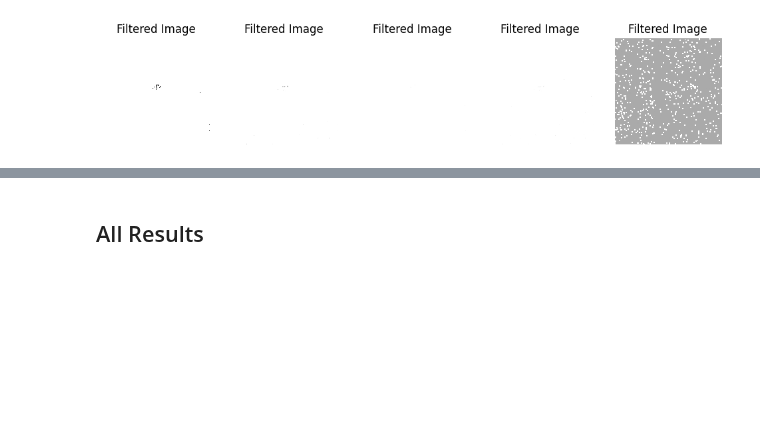
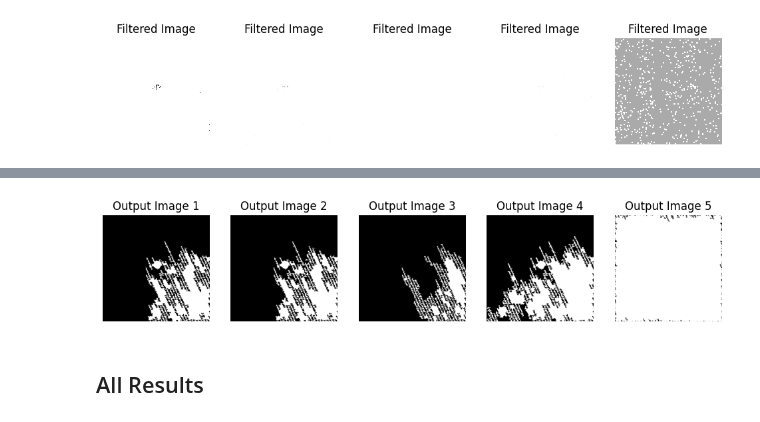
Before and after one commit to eylulranasarac/ie423-group, a Jupyter notebook: ProjectPart3/proposal.ipynb, the cells around one changed output, grey strips where cells are left out. Saved outputs shown, nothing was run; the diff lists cells and outputs as text; code cells hidden in the pictures; blank space fills up the shorter version.

```diff
--- a/ProjectPart3/proposal.ipynb
+++ b/ProjectPart3/proposal.ipynb
@@ -211,3 +151,96 @@ plt.show()
+# %%
+# Wiener filtresi uygulanmış görüntüyü kontrol et
+if np.isnan(filtered_image).any() or np.isinf(filtered_image).any():
+    # NaN veya inf değerleri sıfırla
+    filtered_image = np.nan_to_num(filtered_image)
+
+# Görüntü değer aralığını kontrol et ve 0-255 arasına sınırla
+filtered_image = np.clip(filtered_image, 0, 255)
+
+# Veri tipini uint8'e dönüştür
+filtered_image_uint8 = filtered_image.astype(np.uint8)
+
+
+if np.isnan(filtered_image2).any() or np.isinf(filtered_image2).any():
+    filtered_image2 = np.nan_to_num(filtered_image2)
+filtered_image2 = np.clip(filtered_image2, 0, 255)
+filtered_image_uint8 = filtered_image2.astype(np.uint8)
+
+if np.isnan(filtered_image3).any() or np.isinf(filtered_image3).any():
+    filtered_image3 = np.nan_to_num(filtered_image3)
+filtered_image3 = np.clip(filtered_image3, 0, 255)
+filtered_image_uint8 = filtered_image3.astype(np.uint8)
+
+if np.isnan(filtered_image4).any() or np.isinf(filtered_image4).any():
+    filtered_image4 = np.nan_to_num(filtered_image4)
+filtered_image4 = np.clip(filtered_image4, 0, 255)
+filtered_image_uint8 = filtered_image4.astype(np.uint8)
+
+if np.isnan(filtered_image5).any() or np.isinf(filtered_image5).any():
+    filtered_image5 = np.nan_to_num(filtered_image5)
+filtered_image5 = np.clip(filtered_image5, 0, 255)
+filtered_image_uint8 = filtered_image5.astype(np.uint8)
+
+
+# Find contours (ROIs) in the filtered image
+contours, _ = cv2.findContours(filtered_image.astype(np.uint8), cv2.RETR_EXTERNAL, cv2.CHAIN_APPROX_SIMPLE)
+
+# Identify the largest contour (ROI)
+largest_contour = max(contours, key=cv2.contourArea)
+
+# Create an empty image to draw the largest ROI
+output_image = np.zeros_like(binary_image)
+cv2.drawContours(output_image, [largest_contour], -1, (255, 255, 255), thickness=cv2.FILLED)
+
+plt.figure(figsize=(12, 12))
+plt.subplot(1, 5, 1)
+plt.imshow(output_image, cmap='gray')
+plt.title('Output Image 1')
+plt.axis('off')
+
+contours, _ = cv2.findContours(filtered_image2.astype(np.uint8), cv2.RETR_EXTERNAL, cv2.CHAIN_APPROX_SIMPLE)
+largest_contour = max(contours, key=cv2.contourArea)
+output_image = np.zeros_like(binary_image)
+cv2.drawContours(output_image, [largest_contour], -1, (255, 255, 255), thickness=cv2.FILLED)
+
+plt.subplot(1, 5, 2)
+plt.imshow(output_image, cmap='gray')
+plt.title('Output Image 2')
+plt.axis('off')
+
+contours, _ = cv2.findContours(filtered_image3.astype(np.uint8), cv2.RETR_EXTERNAL, cv2.CHAIN_APPROX_SIMPLE)
+largest_contour = max(contours, key=cv2.contourArea)
+output_image = np.zeros_like(binary_image)
+cv2.drawContours(output_image, [largest_contour], -1, (255, 255, 255), thickness=cv2.FILLED)
+
+plt.subplot(1, 5, 3)
+plt.imshow(output_image, cmap='gray')
+plt.title('Output Image 3')
+plt.axis('off')
+
+contours, _ = cv2.findContours(filtered_image4.astype(np.uint8), cv2.RETR_EXTERNAL, cv2.CHAIN_APPROX_SIMPLE)
+largest_contour = max(contours, key=cv2.contourArea)
+output_image = np.zeros_like(binary_image)
+cv2.drawContours(output_image, [largest_contour], -1, (255, 255, 255), thickness=cv2.FILLED)
+
+plt.subplot(1, 5, 4)
+plt.imshow(output_image, cmap='gray')
+plt.title('Output Image 4')
+plt.axis('off')
+
+contours, _ = cv2.findContours(filtered_image5.astype(np.uint8), cv2.RETR_EXTERNAL, cv2.CHAIN_APPROX_SIMPLE)
+largest_contour = max(contours, key=cv2.contourArea)
+output_image = np.zeros_like(binary_image)
+cv2.drawContours(output_image, [largest_contour], -1, (255, 255, 255), thickness=cv2.FILLED)
+
+plt.subplot(1, 5, 5)
+plt.imshow(output_image, cmap='gray')
+plt.title('Output Image 5')
+plt.axis('off')
+
+plt.show()
+# %% [output]
+[figure, added]
 # %% [markdown]
 ## All Results
 # %%
```
Also changed, not shown: parts of 2 cells of this notebook.
